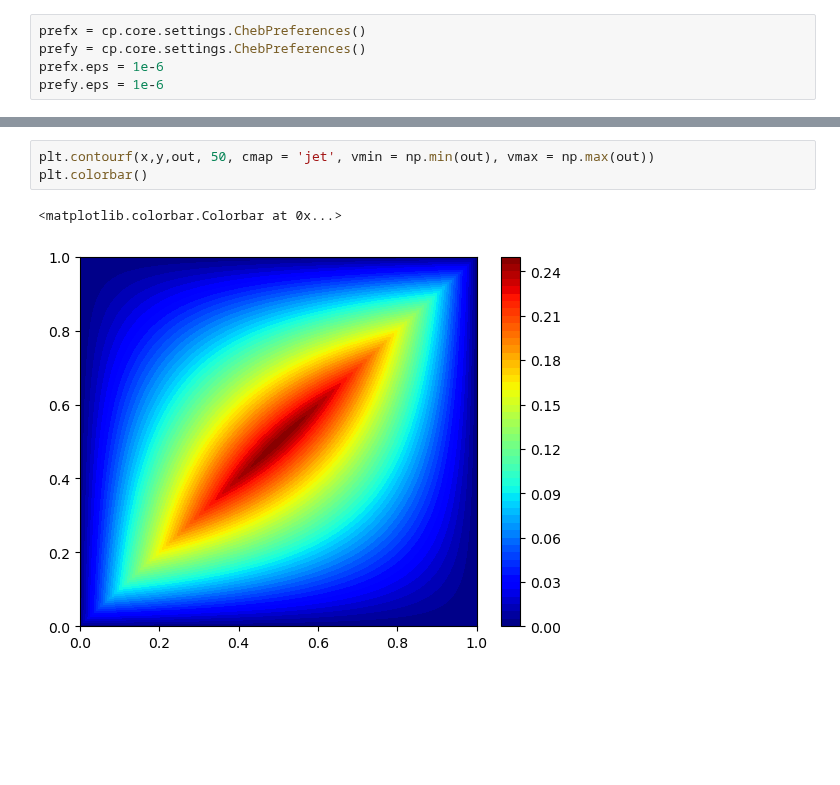
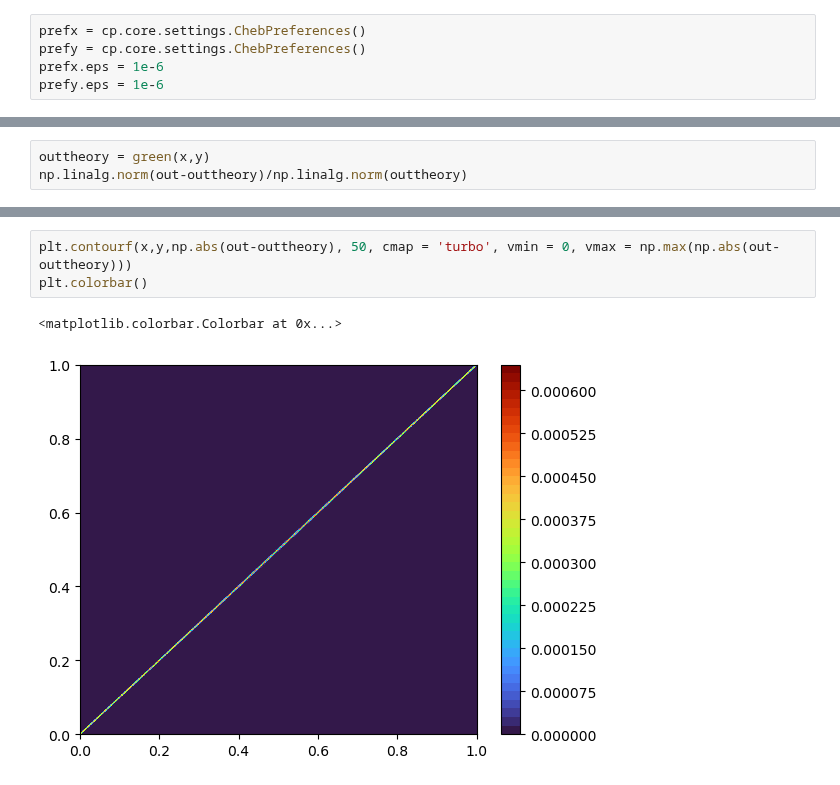
Before and after one commit to hsharsh/chebgreen, a Jupyter notebook: main/chebpy2.ipynb, the cells around one changed output, grey strips where cells are left out. Drawn from its saved outputs; the diff is of its cells as text; blank space fills up the shorter version.

```diff
--- a/main/chebpy2.ipynb
+++ b/main/chebpy2.ipynb
@@ -34,0 +40,3 @@ import matplotlib.pyplot as plt
+# %%
+outtheory = green(x,y)
+np.linalg.norm(out-outtheory)/np.linalg.norm(outtheory)
@@ -35,6 +51,6 @@ import matplotlib.pyplot as plt
 # %%
-plt.contourf(x,y,out, 50, cmap = 'jet', vmin = np.min(out), vmax = np.max(out))
+plt.contourf(x,y,np.abs(out-outtheory), 50, cmap = 'turbo', vmin = 0, vmax = np.max(np.abs(out-outtheory)))
 plt.colorbar()
 # %% [output]
 <matplotlib.colorbar.Colorbar at 0x...>
-[figure, old version]
+[figure, new version]
```
Also changed, not shown: parts of 9 cells of this notebook, 1 other file.
